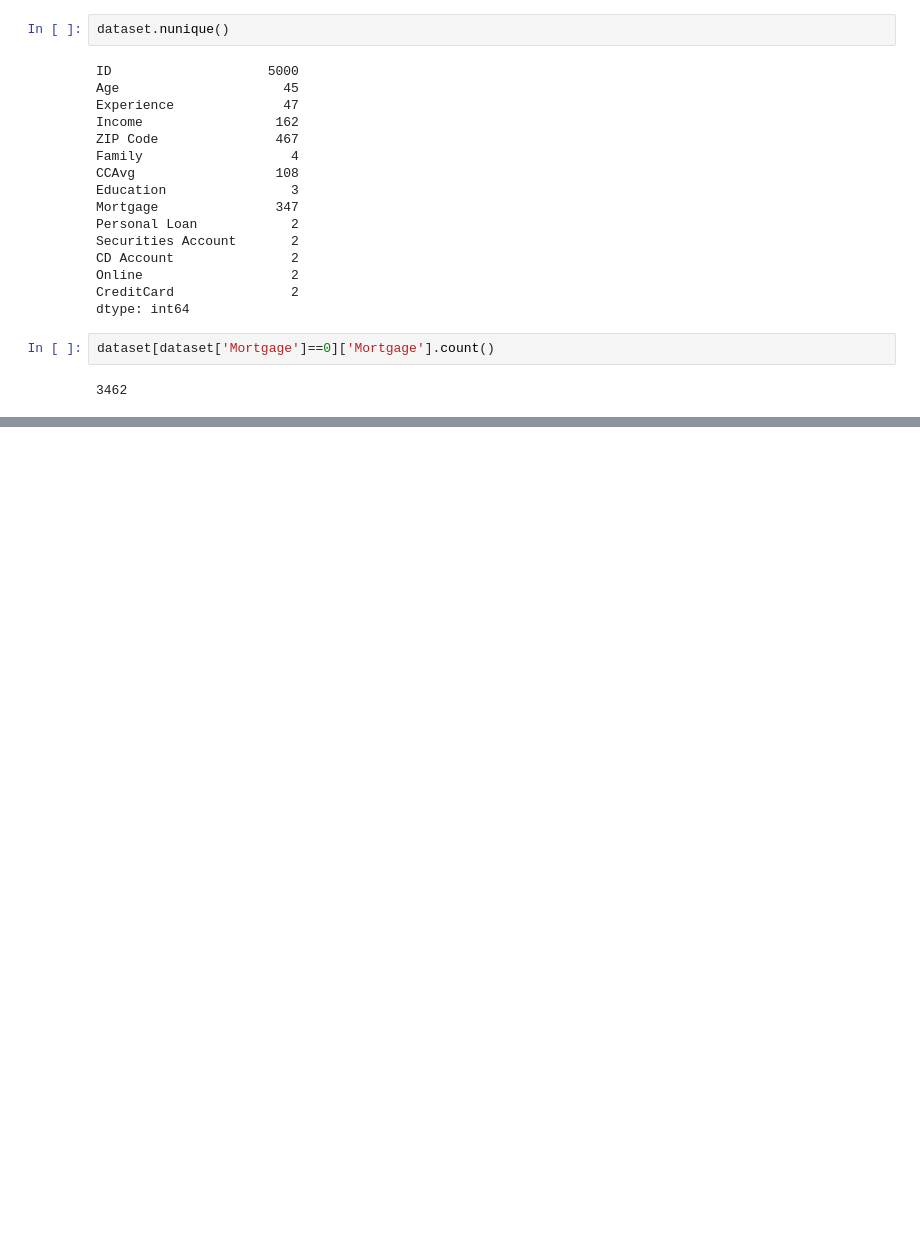
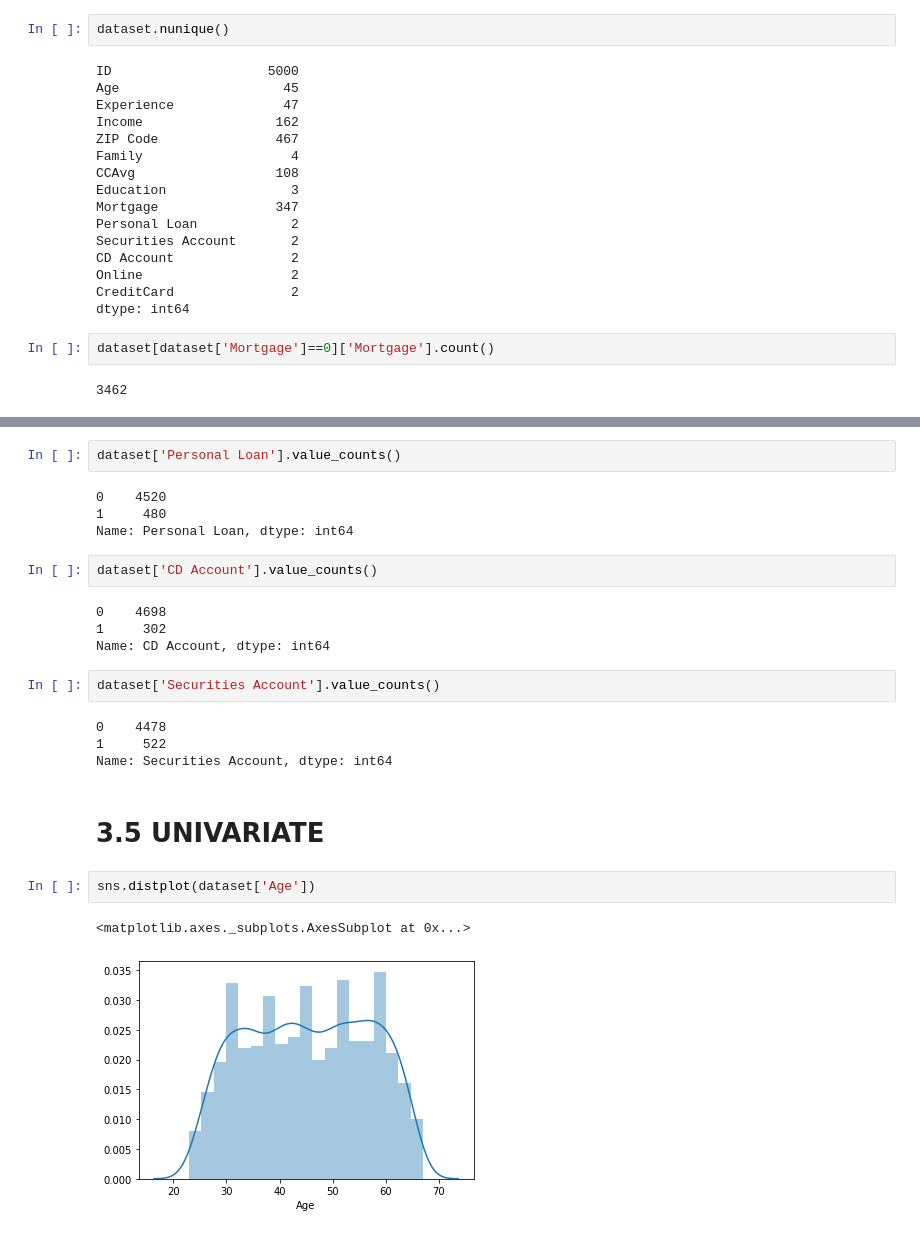
Before and after one commit to SAI-CHANDRA415/ML-INTERNSHIP, a Jupyter notebook: MLINTERN.ipynb, the cells around one changed output, grey strips where cells are left out. Drawn from its saved outputs; the diff is of its cells as text; blank space fills up the shorter version.

```diff
--- a/MLINTERN.ipynb
+++ b/MLINTERN.ipynb
@@ -171,0 +182,25 @@ plt.show
+# %%
+dataset['Personal Loan'].value_counts()
+# %% [output]
+0    4520
+1     480
+Name: Personal Loan, dtype: int64
+# %%
+dataset['CD Account'].value_counts()
+# %% [output]
+0    4698
+1     302
+Name: CD Account, dtype: int64
+# %%
+dataset['Securities Account'].value_counts()
+# %% [output]
+0    4478
+1     522
+Name: Securities Account, dtype: int64
+# %% [markdown]
+# 3.5 UNIVARIATE
+# %%
+sns.distplot(dataset['Age'])
+# %% [output]
+<matplotlib.axes._subplots.AxesSubplot at 0x...>
+[figure, added]
```
Also changed, not shown: parts of 16 cells of this notebook.
